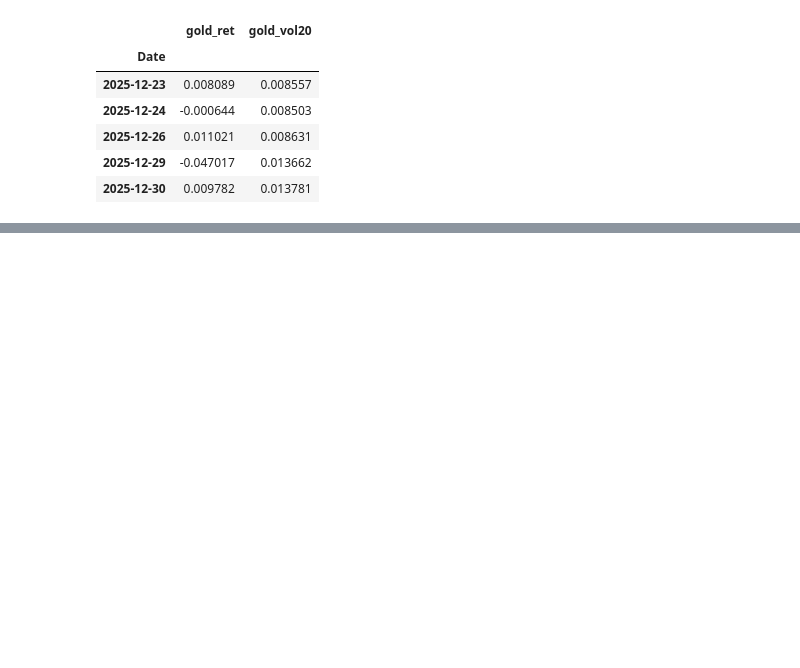
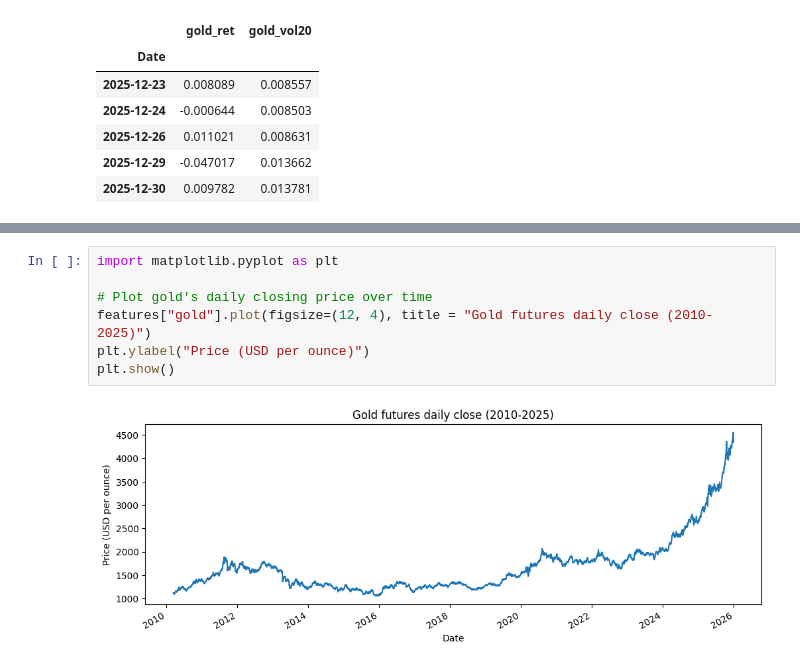
Before and after one commit to Mustafizb24/gold-directional-forecasting, a Jupyter notebook: gold_data_collection.ipynb, the cells around one changed output, grey strips where cells are left out. Saved outputs shown, nothing was run; the diff lists cells and outputs as text; blank space fills up the shorter version.

Commit message:
Adding visualisation / exploratory charts and correlation heatmap

```diff
--- a/gold_data_collection.ipynb
+++ b/gold_data_collection.ipynb
@@ -221,3 +221,12 @@ features.head()
 | 2010-03-18 | 80.220001 | 1127.400024 | 3.68 | 0 | 0.003020 | 0.007256 | 0.03 | 0.001603 | 0.015355 | ... |
 | 2010-03-19 | 80.720001 | 1107.400024 | 3.70 | 0 | -0.017899 | 0.006214 | 0.02 | 0.003020 | 0.001603 | ... |
 | 2010-03-22 | 80.650002 | 1099.300049 | 3.67 | 1 | -0.007341 | -0.000868 | -0.03 | -0.017899 | 0.003020 | ... |
+# %%
+import matplotlib.pyplot as plt
+
+# Plot gold's daily closing price over time
+features["gold"].plot(figsize=(12, 4), title = "Gold futures daily close (2010-2025)")
+plt.ylabel("Price (USD per ounce)")
+plt.show()
+# %% [output]
+[figure, added]
```
Also changed, not shown: parts of 3 cells of this notebook.
